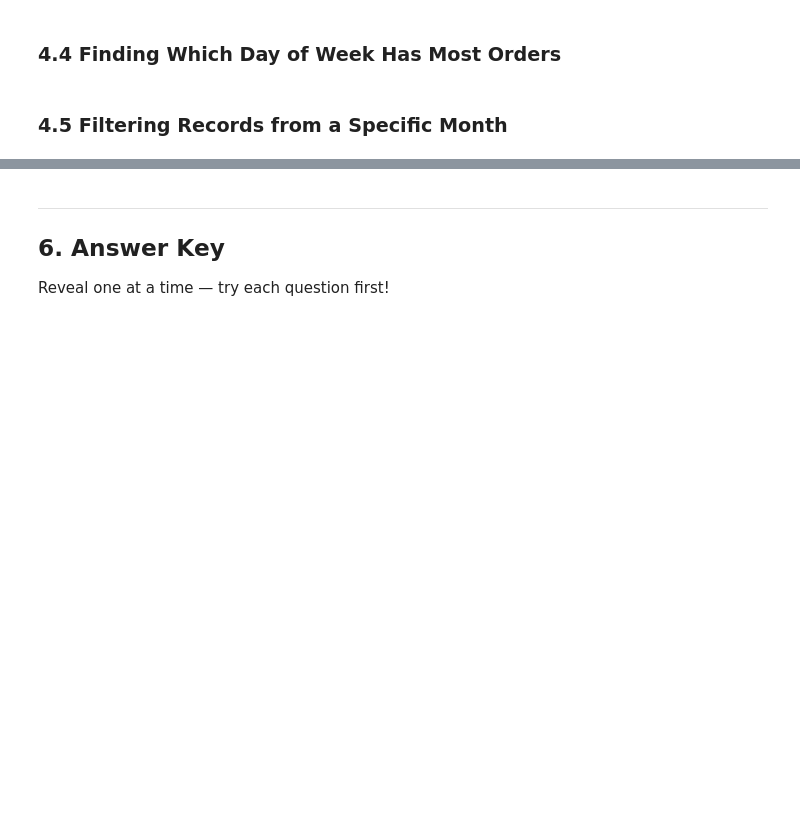
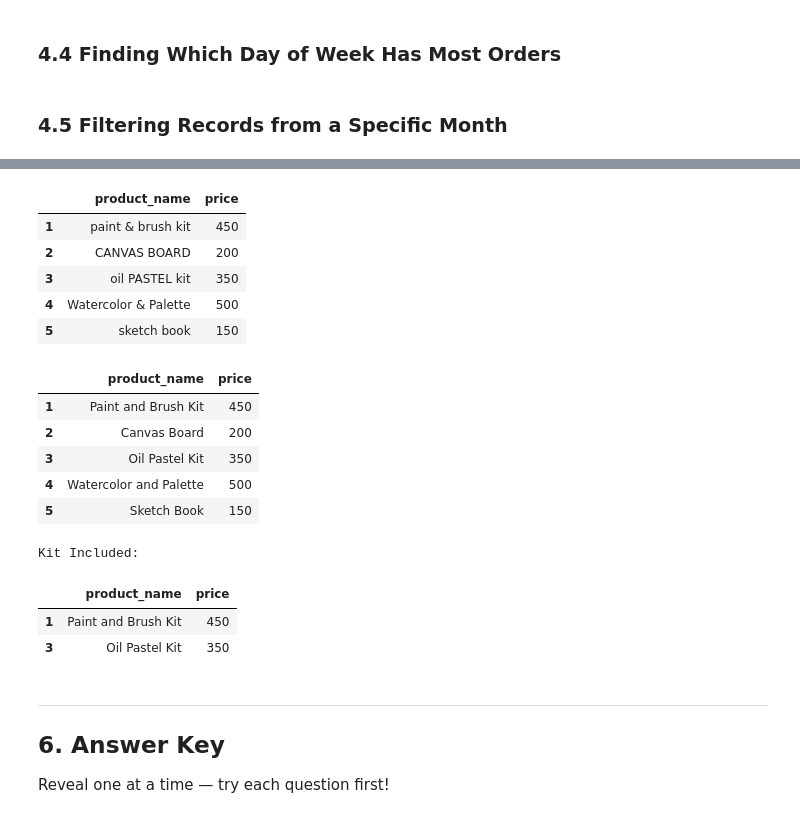
Before and after one commit to abhishekkatewaofficial-lab/Machine-Learning, a Jupyter notebook: Notes/Pandas/2. Intermediate/04_string_and_datetime.ipynb, the cells around one changed output, grey strips where cells are left out. Drawn from its saved outputs; the diff is of its cells as text; code cells hidden in the pictures; blank space fills up the shorter version.

```diff
--- a/Notes/Pandas/2. Intermediate/04_string_and_datetime.ipynb
+++ b/Notes/Pandas/2. Intermediate/04_string_and_datetime.ipynb
@@ -704,3 +812,37 @@ q7_df = pd.DataFrame({
+# %%
+q7_df = pd.DataFrame({
+    'product_name': ['  paint & brush kit ', 'CANVAS BOARD', ' oil PASTEL kit  ',
+                     'Watercolor & Palette', '  sketch book'],
+    'price': [450, 200, 350, 500, 150],
+},index=[1,2,3,4,5])
+
+display(q7_df)
+
+q7_df['product_name'] = q7_df['product_name'].str.strip().str.title().str.replace('&','and')
+
+display(q7_df)
+
+
+print('Kit Included:')
+
+q7_df[q7_df['product_name'].str.contains('Kit')]
+# %% [output]
+|  | product_name | price |
+| 1 | paint & brush kit | 450 |
+| 2 | CANVAS BOARD | 200 |
+| 3 | oil PASTEL kit | 350 |
+| 4 | Watercolor & Palette | 500 |
+| 5 | sketch book | 150 |
+|  | product_name | price |
+| 1 | Paint and Brush Kit | 450 |
+| 2 | Canvas Board | 200 |
+| 3 | Oil Pastel Kit | 350 |
+| 4 | Watercolor and Palette | 500 |
+| 5 | Sketch Book | 150 |
+Kit Included:
+|  | product_name | price |
+| 1 | Paint and Brush Kit | 450 |
+| 3 | Oil Pastel Kit | 350 |
 # %% [markdown]
 ---
 ## 6. Answer Key
```
Also changed, not shown: parts of 26 cells of this notebook.
